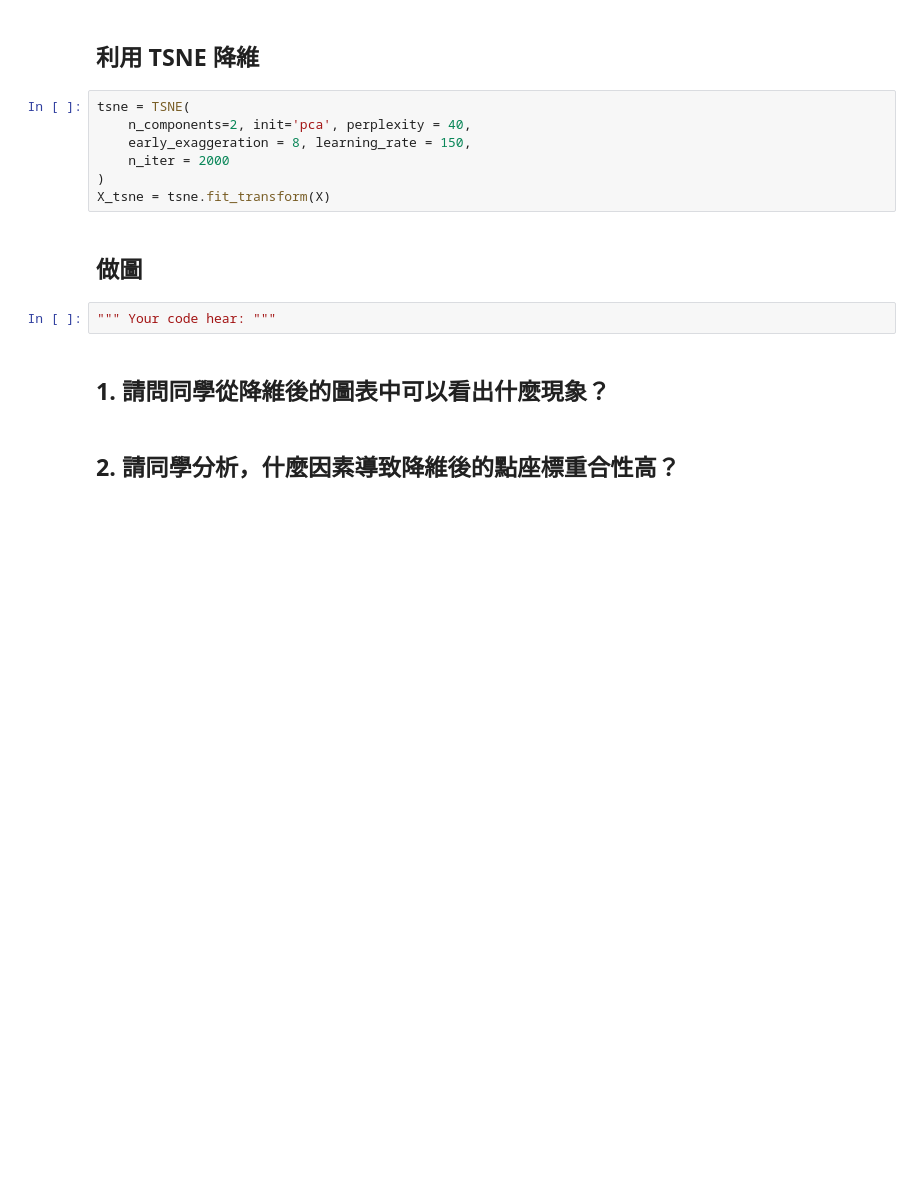
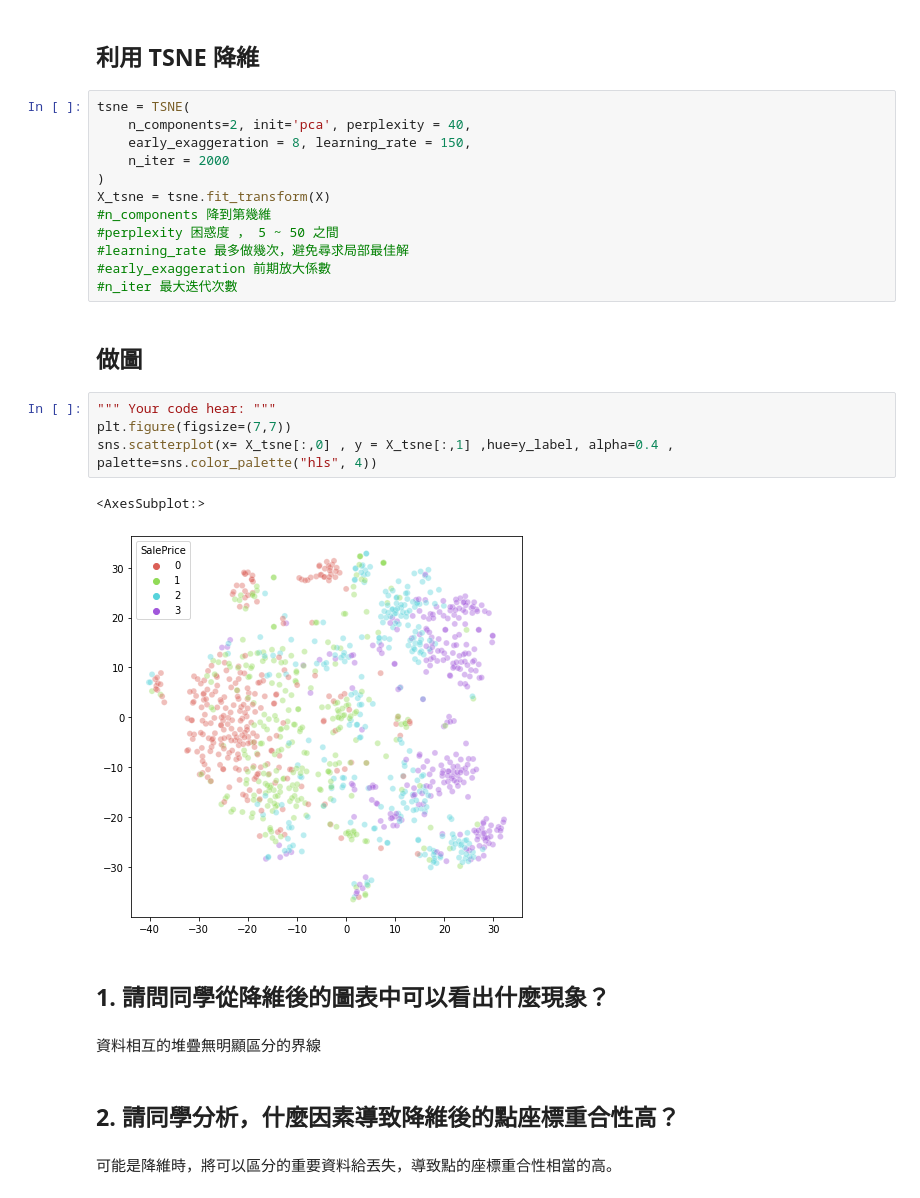
Before and after one commit to Nicolas6426527/A_practiceTeam, a Jupyter notebook: HW/Week2/HW_02.ipynb, the cells around one changed output. Cells and saved outputs as stored; diff of their text form; blank space fills up the shorter version.

```diff
--- a/HW/Week2/HW_02.ipynb
+++ b/HW/Week2/HW_02.ipynb
@@ -37,11 +53,26 @@ tsne = TSNE(
     n_iter = 2000
 )
 X_tsne = tsne.fit_transform(X)
+#n_components 降到第幾維
+#perplexity 困惑度 ， 5 ~ 50 之間
+#learning_rate 最多做幾次，避免尋求局部最佳解
+#early_exaggeration 前期放大係數
+#n_iter 最大迭代次數
 # %% [markdown]
 ## 做圖
-# %%
-""" Your code hear: """
+# %%
+""" Your code hear: """
+plt.figure(figsize=(7,7))
+sns.scatterplot(x= X_tsne[:,0] , y = X_tsne[:,1] ,hue=y_label, alpha=0.4 , palette=sns.color_palette("hls", 4))
+# %% [output]
+<AxesSubplot:>
+[figure, added]
 # %% [markdown]
 ## 1. 請問同學從降維後的圖表中可以看出什麼現象？
+# %% [markdown]
+資料相互的堆疊無明顯區分的界線
 # %% [markdown]
 ## 2. 請同學分析，什麼因素導致降維後的點座標重合性高？
+# %% [markdown]
+
+可能是降維時，將可以區分的重要資料給丟失，導致點的座標重合性相當的高。
```
Also changed, not shown: parts of 9 cells of this notebook, 2 other files.
